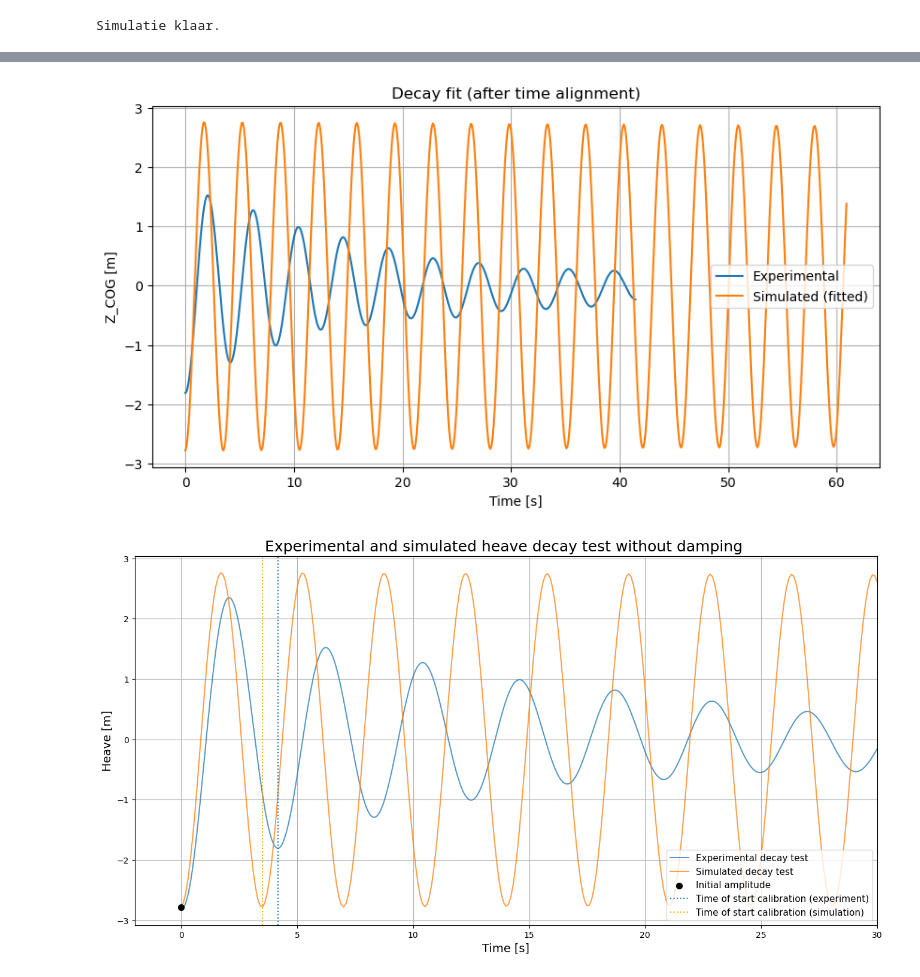
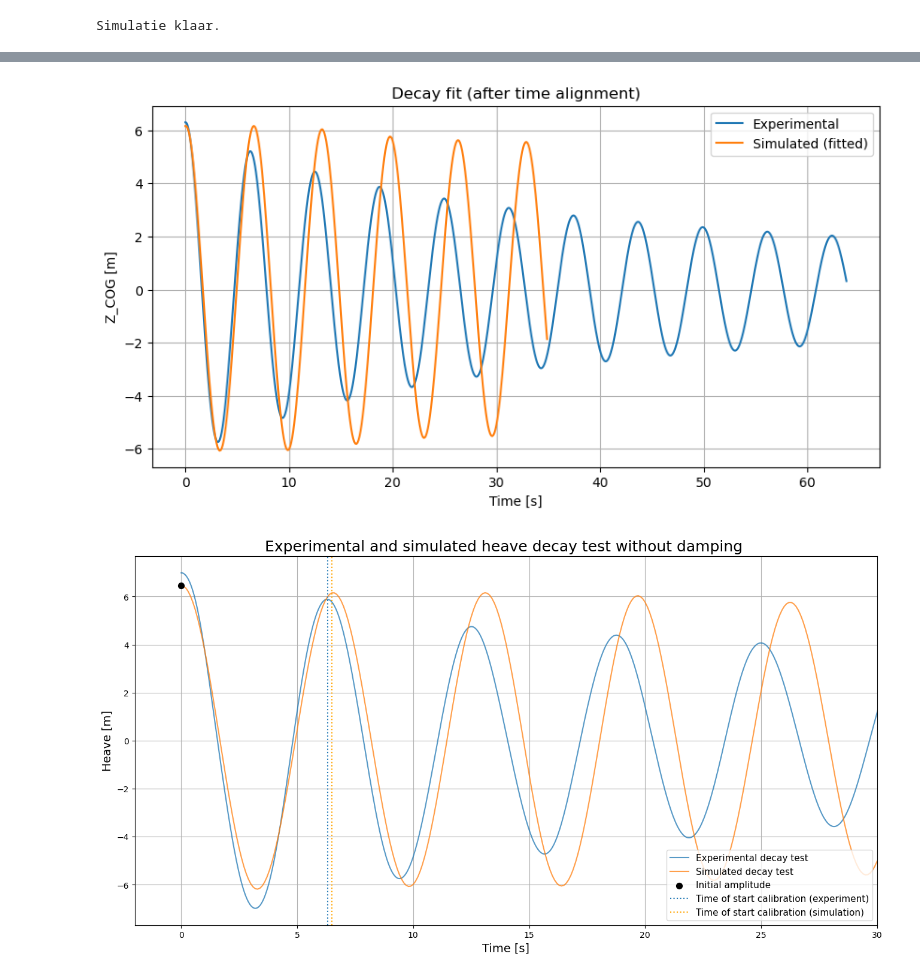
Before and after one commit to veravanspronsen/PHASE2_V2, a Jupyter notebook: OF x decay V2/OF x decay visuals.ipynb, the cells around one changed output, grey strips where cells are left out. Saved outputs shown, nothing was run; the diff lists cells and outputs as text; code cells hidden in the pictures.

```diff
--- a/OF x decay V2/OF x decay visuals.ipynb
+++ b/OF x decay V2/OF x decay visuals.ipynb
@@ -8,8 +8,8 @@ from scipy.signal import find_peaks
 from scipy.interpolate import interp1d
 from scipy.optimize import minimize
 # %%
-model_path = r"C:\Users\verav\Desktop\Studie\Afstuderen\PHASE2_ORCA\Decay_opzet_harlequin_V3.dat"
-exp_path = r"C:\Users\verav\Desktop\Studie\Afstuderen\Decay_Data\01_Rawdata\02\002\34224_03CB_02_002_007_01_Decay1.h5m"
+model_path = r"C:\Users\verav\Desktop\Studie\Afstuderen\PHASE2_ORCA\Decay_opzet_fixed_fine.dat"
+exp_path = r"C:\Users\verav\Desktop\Studie\Afstuderen\Decay_Data\01_Rawdata\02\004\34224_03CB_02_004_001_01_Decay1.h5m"
 
 TITLE_SIZE = 18
 LABEL_SIZE = 14
@@ -22,12 +22,12 @@ quiet_window_length = 50.0
 # %%
 with h5py.File(exp_path, "r") as f:
     # gefilterd
-    t_filt = f["CroppedSignals/time"][:]
-    z_filt = f["CroppedSignals/Z_COG (LPF: 5.0 rad*s^-1)"][:]
+    t_filt = f["FittedSignals/time"][:]
+    z_filt = f["FittedSignals/PITCH decay fit"][:][:]
 
     # ongefilterd
     t_unfiltered = f["UnfilteredSignals/time"][:]
-    z_unfiltered = f["UnfilteredSignals/Z_COG (unfiltered)"][:]
+    z_unfiltered = f["UnfilteredSignals/PITCH (unfiltered)"][:]
 # %%
 
 # --------------------------------------------------
@@ -173,11 +173,11 @@ constraint = model["decay_constraint"]
 floaters = model["floaters"]
 floatertype = model["Floatertype"]
 # %%
-constraint.InFrameInitialZ = A0_signed
+constraint.InFrameInitialZ = 0
 constraint.InFrameInitialX = 0
 constraint.InFrameInitialY = 0
 constraint.InFrameInitialAzimuth = 0
-constraint.InFrameInitialDeclination = 0
+floaters.InitialTrim = A0_signed
 constraint.InFrameInitialGamma = 0
 
 floatertype.OtherDampingLinearCoeffx = 0 #surge
@@ -204,7 +204,7 @@ print("Simulatie klaar.")
 Simulatie klaar.
 # %%
 t_sim = model.general.TimeHistory("Time")
-z_sim = floaters.TimeHistory("Z")
+z_sim = floaters.TimeHistory("Rotation 2")
 
 
 z_sim_eq = np.mean(z_sim[-200:])
@@ -296,7 +296,7 @@ plt.grid(True)
 plt.legend()
 plt.show()
 # %% [output]
-[figure, old version]
+[figure, new version]
 # %%
 from scipy.signal import find_peaks
 import numpy as np
@@ -354,32 +354,32 @@ t_sim_A0_plot = 0.0
 z_sim_A0_plot = z_init_peak_sim
 
 # verticale lijn voor eerste vrije piek in simulatie
 # als je deze eerder al bepaald hebt:
 # t_first_free_peak = ...
 t_decay_line_sim = t_first_free_peak - t_init_peak_sim
 
 # --------------------------------------------------
 # PLOT
 # --------------------------------------------------
 plt.figure(figsize=(16, 8))
 
 plt.plot(t_exp_init, z_exp_init, label="Experimental decay test", alpha=0.75)
 plt.plot(t_sim_init, z_sim_init, label="Simulated decay test", alpha=0.75)
 
 # punten op initiële amplitude
 # plt.scatter(t_exp_A0_plot, z_exp_A0_plot, s=50, zorder=5, label="Initial amplitude exp")
 plt.scatter(t_sim_A0_plot, z_sim_A0_plot, s=50, zorder=5, color='black', label=f"Initial amplitude")
 
 # verticale lijn vanaf waar filtered decay bekeken wordt
 plt.axvline(t_decay_line_exp, linestyle=":", linewidth=1.5, label="Time of start calibration (experiment)")
 plt.axvline(t_decay_line_sim, linestyle=":", linewidth=1.5, color='orange', label="Time of start calibration (simulation)")
 
 plt.xlim(-2, 30)
 plt.xlabel("Time [s]", fontsize=LABEL_SIZE)
 plt.ylabel("Heave [m]", fontsize=LABEL_SIZE)
-plt.title("Experimental and simulated heave decay test without damping ", fontsize=TITLE_SIZE)
+plt.title("Experimental and simulated pitch decay test without damping ", fontsize=TITLE_SIZE)
 plt.grid(True)
 plt.legend(fontsize = TICK_SIZE-1, loc = "lower right")
 plt.show()
 # %% [output]
-[figure, old version]
+[figure, new version]
```
Also changed, not shown: parts of 5 cells of this notebook, 40 other files.
